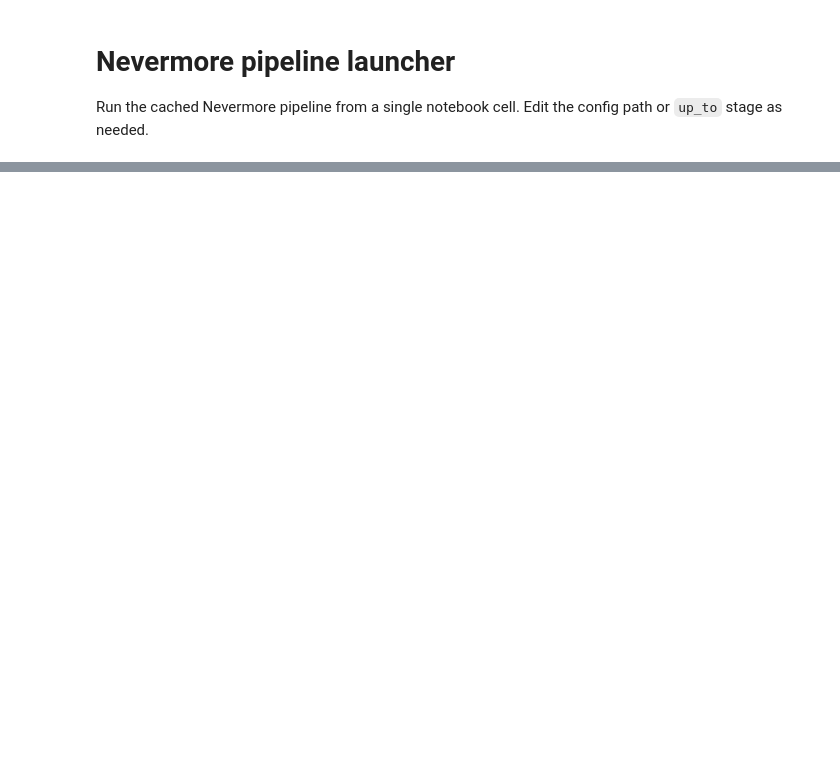
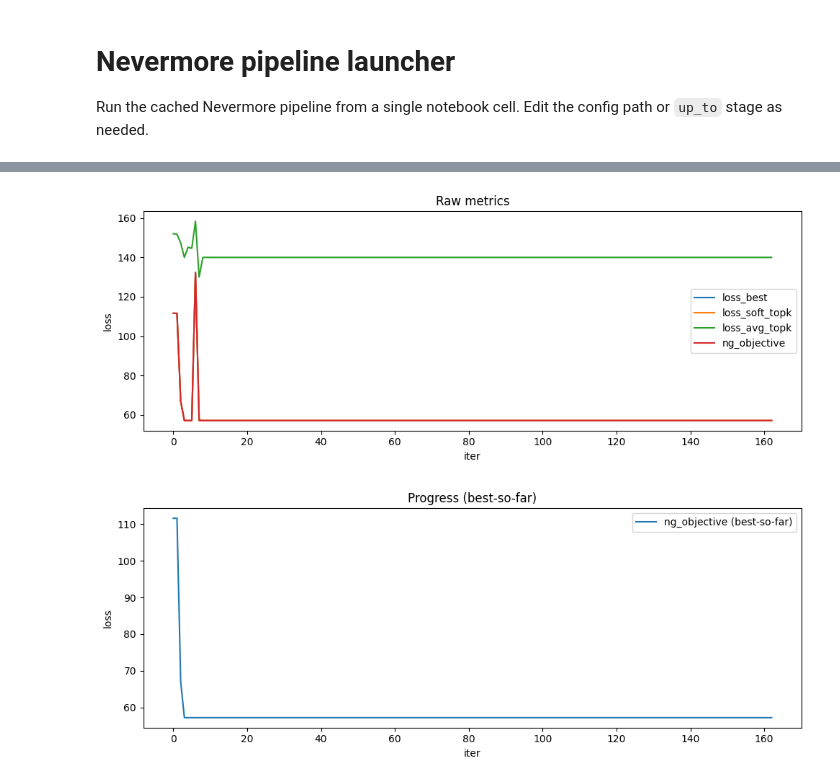
Before and after one commit to EESI/nevermore, a Jupyter notebook: notebooks/run_nevermore.ipynb, the cells around one changed output, grey strips where cells are left out. Saved outputs shown, nothing was run; the diff lists cells and outputs as text; code cells hidden in the pictures; blank space fills up the shorter version.

```diff
--- a/notebooks/run_nevermore.ipynb
+++ b/notebooks/run_nevermore.ipynb
@@ -79,0 +71,12 @@ display(df.tail(3))
+# %%
+import json
+import numpy as np
+import pandas as pd
+import matplotlib.pyplot as plt
+
+TRACE_PATH = "/scratch/home/sr3622/Firm-DTI/Firm-DTI2/outputs/optimization/4f89466595e0/optimization_trace_topk_stats.csv"
+
+df = pd.read_csv(TRACE_PATH)
+print("Rows:", len(df))
+print("Columns:", list(df.columns))
+display(df.head(5))
@@ -79,0 +92,22 @@ display(df.tail(3))
+# %%
+import matplotlib.pyplot as plt
+
+# pick columns that exist
+cols = [c for c in ["loss_best", "loss_soft_topk", "loss_avg_topk", "ng_objective"] if c in df.columns]
+# cols = [c for c in ["loss_soft_topk"] if c in df.columns]
+
+# plot raw
+plt.figure(figsize=(10,4))
+for c in cols:
+    plt.plot(df["iter"], df[c], label=c)
+plt.legend(); plt.xlabel("iter"); plt.ylabel("loss"); plt.title("Raw metrics"); plt.tight_layout(); plt.show()
+
+# plot best-so-far for ng_objective
+if "ng_objective" in df.columns:
+    df["ng_best_so_far"] = df["ng_objective"].cummin()
+    plt.figure(figsize=(10,4))
+    plt.plot(df["iter"], df["ng_best_so_far"], label="ng_objective (best-so-far)")
+    plt.legend(); plt.xlabel("iter"); plt.ylabel("loss"); plt.title("Progress (best-so-far)"); plt.tight_layout(); plt.show()
+# %% [output]
+[figure, added]
+[figure, added]
```
Also changed, not shown: parts of 3 cells of this notebook, 4 other files.
